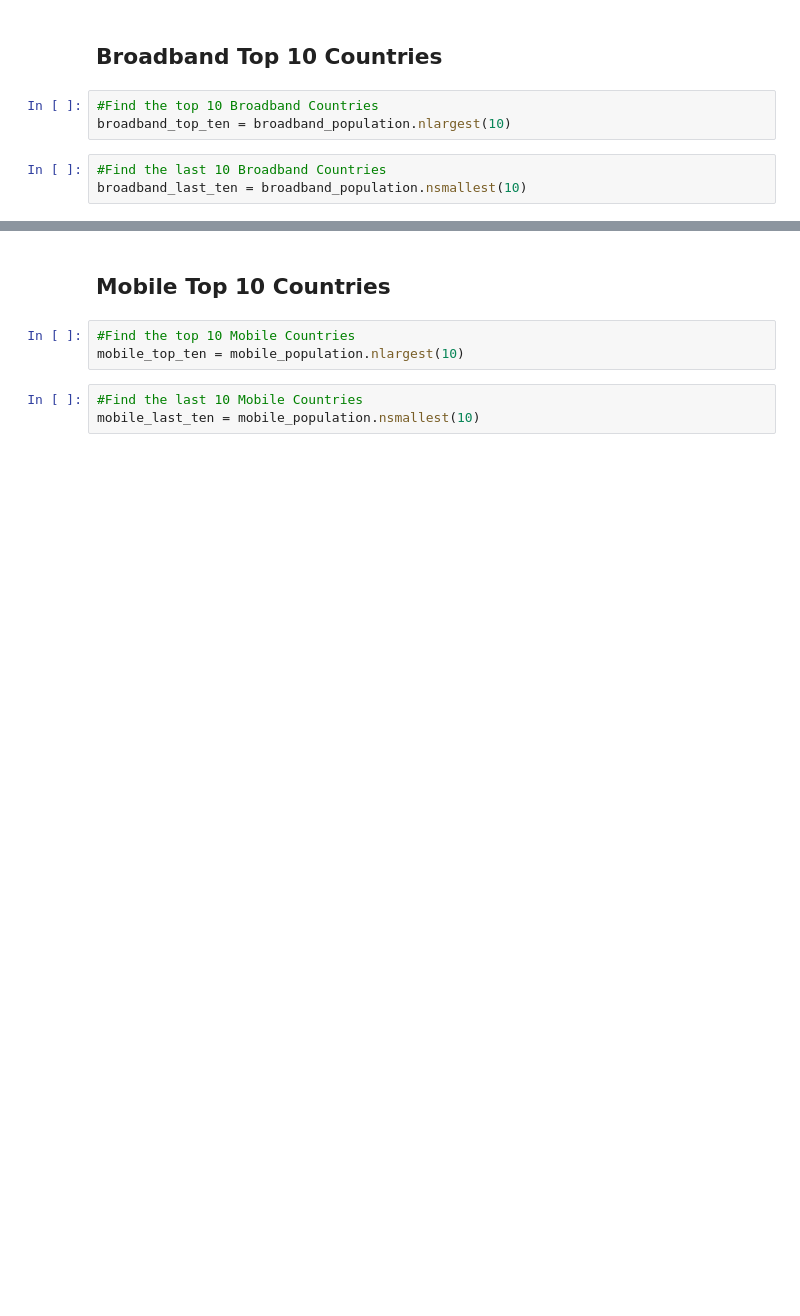
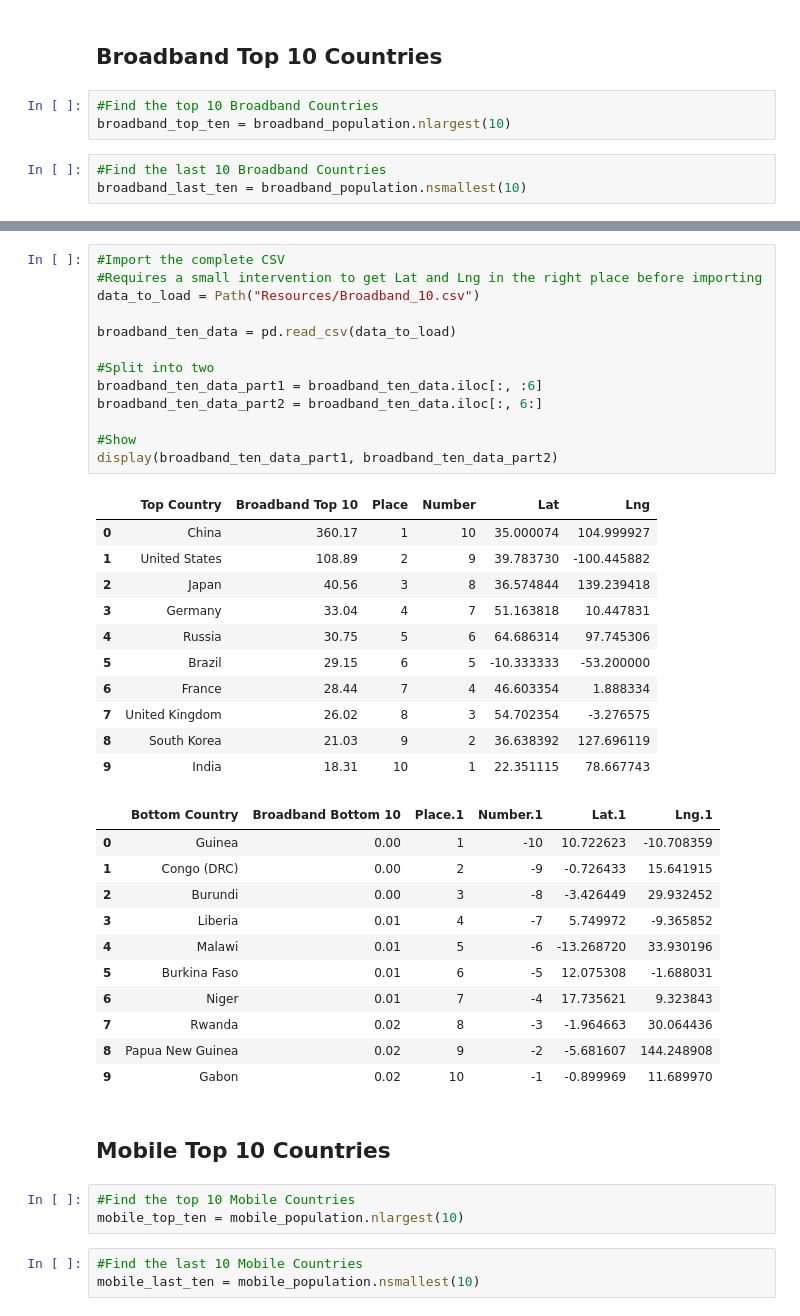
Before and after one commit to tiascott01/07_GroupProject1, a Jupyter notebook: Broadband v Mobile/Data Cleaning Aggregate.ipynb, the cells around one changed output, grey strips where cells are left out. Drawn from its saved outputs; the diff is of its cells as text; blank space fills up the shorter version.

```diff
--- a/Broadband v Mobile/Data Cleaning Aggregate.ipynb
+++ b/Broadband v Mobile/Data Cleaning Aggregate.ipynb
@@ -216,3 +272,39 @@ broadband_10_data
+# %%
+#Import the complete CSV
+#Requires a small intervention to get Lat and Lng in the right place before importing
+data_to_load = Path("Resources/Broadband_10.csv")
+
+broadband_ten_data = pd.read_csv(data_to_load)
+
+#Split into two
+broadband_ten_data_part1 = broadband_ten_data.iloc[:, :6]
+broadband_ten_data_part2 = broadband_ten_data.iloc[:, 6:]
+
+#Show
+display(broadband_ten_data_part1, broadband_ten_data_part2)
+# %% [output]
+|  | Top Country | Broadband Top 10 | Place | Number | Lat | Lng |
+| 0 | China | 360.17 | 1 | 10 | 35.000074 | 104.999927 |
+| 1 | United States | 108.89 | 2 | 9 | 39.783730 | -100.445882 |
+| 2 | Japan | 40.56 | 3 | 8 | 36.574844 | 139.239418 |
+| 3 | Germany | 33.04 | 4 | 7 | 51.163818 | 10.447831 |
+| 4 | Russia | 30.75 | 5 | 6 | 64.686314 | 97.745306 |
+| 5 | Brazil | 29.15 | 6 | 5 | -10.333333 | -53.200000 |
+| 6 | France | 28.44 | 7 | 4 | 46.603354 | 1.888334 |
+| 7 | United Kingdom | 26.02 | 8 | 3 | 54.702354 | -3.276575 |
+| 8 | South Korea | 21.03 | 9 | 2 | 36.638392 | 127.696119 |
+| 9 | India | 18.31 | 10 | 1 | 22.351115 | 78.667743 |
+|  | Bottom Country | Broadband Bottom 10 | Place.1 | Number.1 | Lat.1 | Lng.1 |
+| 0 | Guinea | 0.00 | 1 | -10 | 10.722623 | -10.708359 |
+| 1 | Congo (DRC) | 0.00 | 2 | -9 | -0.726433 | 15.641915 |
+| 2 | Burundi | 0.00 | 3 | -8 | -3.426449 | 29.932452 |
+| 3 | Liberia | 0.01 | 4 | -7 | 5.749972 | -9.365852 |
+| 4 | Malawi | 0.01 | 5 | -6 | -13.268720 | 33.930196 |
+| 5 | Burkina Faso | 0.01 | 6 | -5 | 12.075308 | -1.688031 |
+| 6 | Niger | 0.01 | 7 | -4 | 17.735621 | 9.323843 |
+| 7 | Rwanda | 0.02 | 8 | -3 | -1.964663 | 30.064436 |
+| 8 | Papua New Guinea | 0.02 | 9 | -2 | -5.681607 | 144.248908 |
+| 9 | Gabon | 0.02 | 10 | -1 | -0.899969 | 11.689970 |
 # %% [markdown]
 ## Mobile Top 10 Countries
 # %%
```
Also changed, not shown: parts of 16 cells of this notebook.
